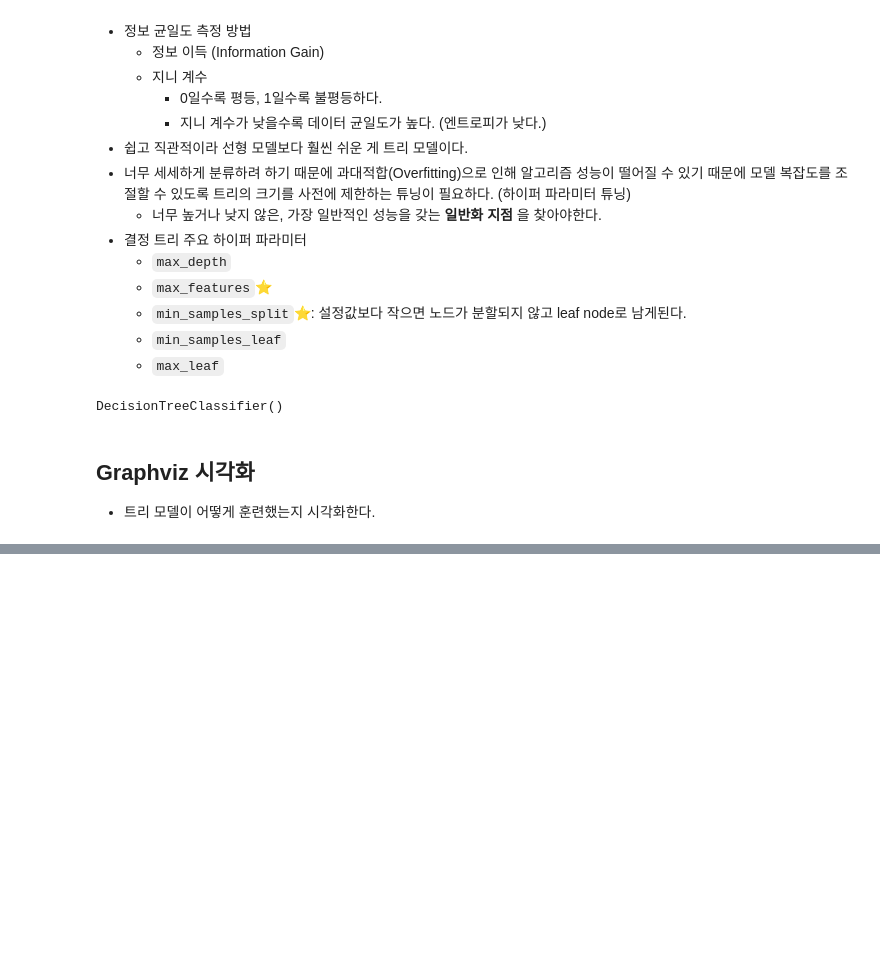
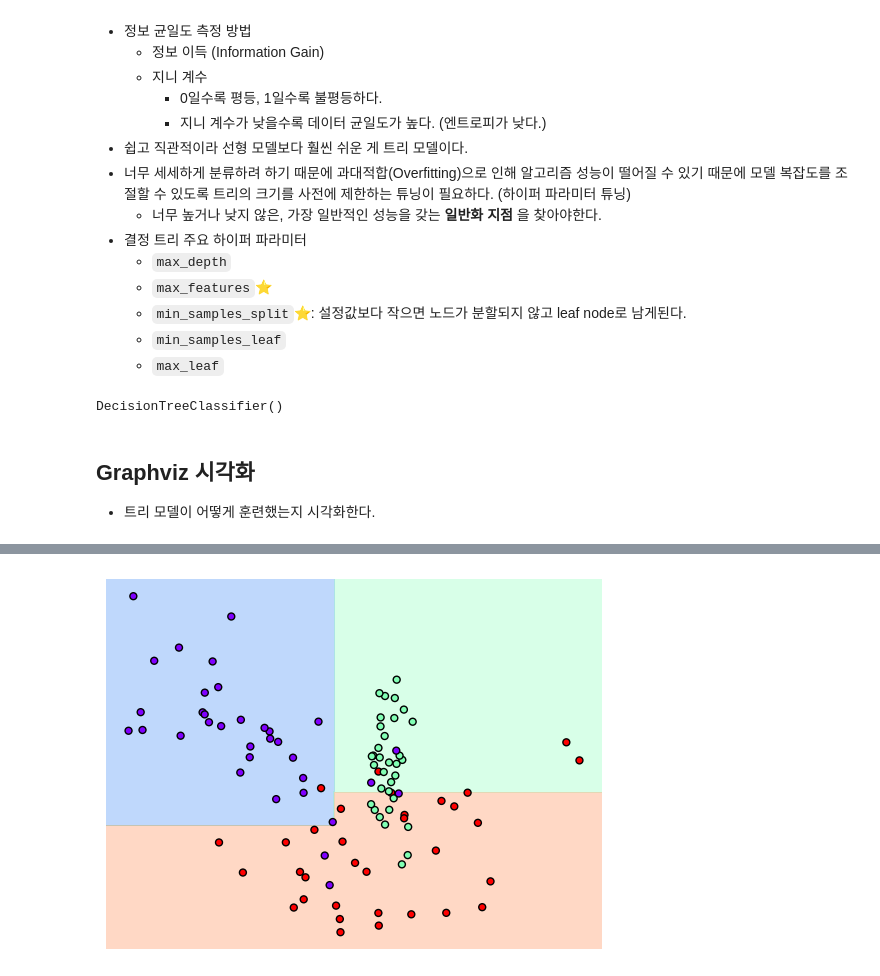
Before and after one commit to yant1001/Machine_Learning, a Jupyter notebook: 03. classification.ipynb, the cells around one changed output, grey strips where cells are left out. Drawn from its saved outputs; the diff is of its cells as text; code cells hidden in the pictures; blank space fills up the shorter version.

```diff
--- a/03. classification.ipynb
+++ b/03. classification.ipynb
@@ -90,0 +271,9 @@ graphviz.Source(dot_graph)
+# %%
+# 최대 깊이 = 2
+#   적절한 수준으로 분리된 일반화 지점
+#   하이퍼 파라미터 조정으로 모델의 성능이 달라지는 것을 확인할 수 있다
+
+dt_clf = DecisionTreeClassifier(max_depth=2).fit(X_features, y_labels)
+visualize_boundary(dt_clf, X_features, y_labels)
+# %% [output]
+[figure, added]
```
Also changed, not shown: parts of 30 cells of this notebook.
